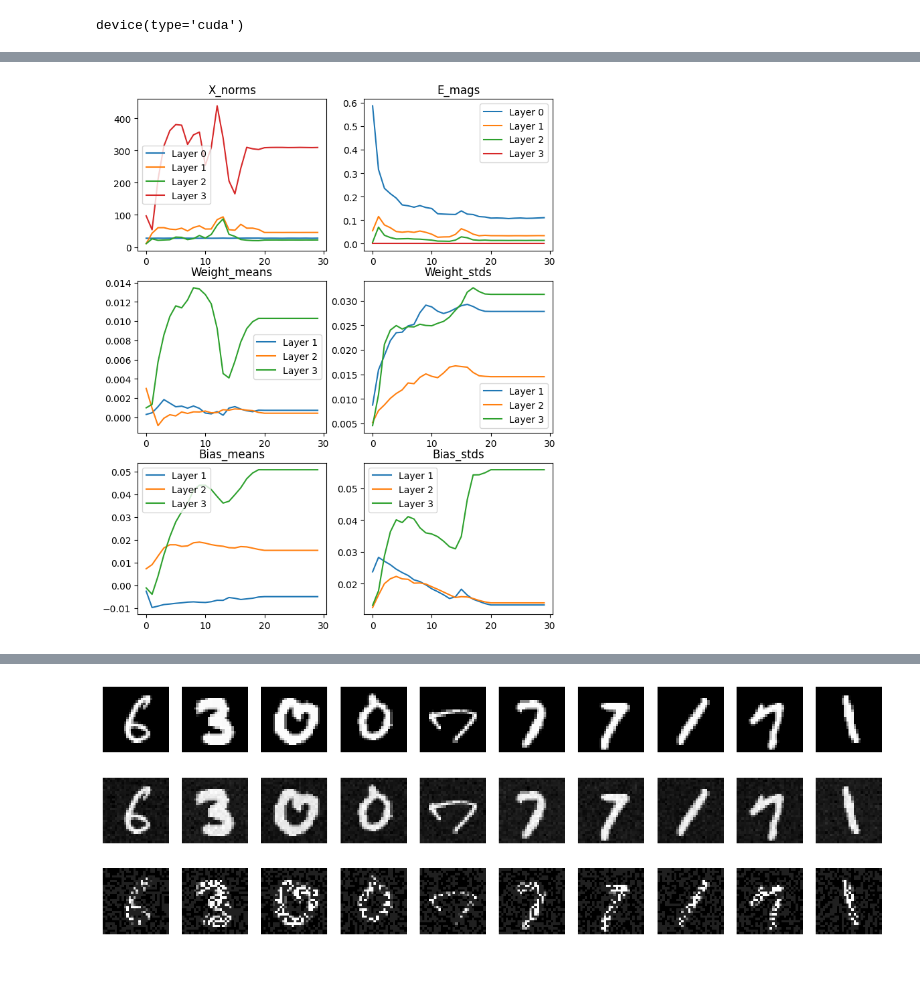
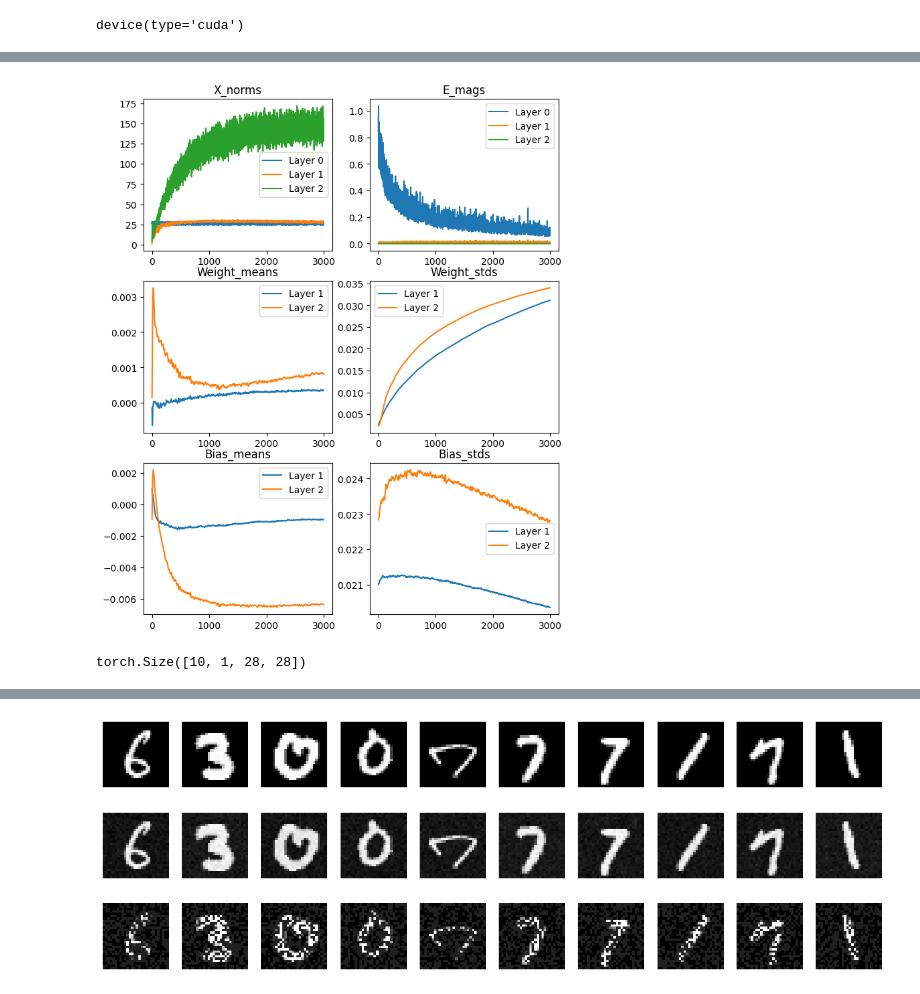
Before and after one commit to joeagriffith/pclib, a Jupyter notebook: examples/mnist/mnist_fc_ss.ipynb, the cells around one changed output, grey strips where cells are left out. Saved outputs shown, nothing was run; the diff lists cells and outputs as text; code cells hidden in the pictures.

```diff
--- a/examples/mnist/mnist_fc_ss.ipynb
+++ b/examples/mnist/mnist_fc_ss.ipynb
@@ -89,16 +60,17 @@ val_transform = transforms.Compose([
 ])
 
 dataset = datasets.MNIST('../Datasets/', train=True, download=False, transform=transforms.ToTensor())
-# # shorten dataset
-# length = 1000
-# dataset = torch.utils.data.Subset(dataset, range(length))
+# shorten dataset
+length = 10
+dataset = torch.utils.data.Subset(dataset, range(length))
+train_dataset = PreloadedDataset.from_dataset(dataset, train_transform, device)
 
-VAL_RATIO = 0.2
-val_len = int(len(dataset) * VAL_RATIO)
-train_len = len(dataset) - val_len
-train_dataset, val_dataset = torch.utils.data.random_split(dataset, [train_len, val_len])
-train_dataset = PreloadedDataset.from_dataset(train_dataset, train_transform, device)
-val_dataset = PreloadedDataset.from_dataset(val_dataset, val_transform, device)
+# VAL_RATIO = 0.2
+# val_len = int(len(dataset) * VAL_RATIO)
+# train_len = len(dataset) - val_len
+# train_dataset, val_dataset = torch.utils.data.random_split(dataset, [train_len, val_len])
+# train_dataset = PreloadedDataset.from_dataset(train_dataset, train_transform, device)
+# val_dataset = PreloadedDataset.from_dataset(val_dataset, val_transform, device)
 INPUT_SHAPE = 784
 NUM_CLASSES = 10
 # %%
@@ -122,9 +94,9 @@ seed = 42
 torch.manual_seed(seed)
 
 model = FCClassifierSS(
-    input_size=INPUT_SHAPE,
+    in_features=INPUT_SHAPE,
     num_classes=NUM_CLASSES,
-    hidden_sizes=[2000, 2000, 2000],
+    hidden_sizes=[600, 600],
     bias=True,
     symmetric=True,
     precision_weighted=False,
@@ -136,37 +108,45 @@ step = 0
 stats = None
 # %%
 # Train Loop
-NUM_EPOCHS = 20
-BATCH_SIZE = 1000
+NUM_EPOCHS = 3000
+BATCH_SIZE = 10
+
+val_dataset = None
 
 step, stats = train(
     model,
     train_dataset,
     val_dataset,
     NUM_EPOCHS,
-    lr=0.001,
+    lr=0.00034,
     c_lr=0.0,
     batch_size=BATCH_SIZE,
-    reg_coeff=1.0,
+    reg_coeff=0.1,
     step=step,
     stats=stats,
     optim='AdamW',
 )
-NUM_EPOCHS = 10
+NUM_EPOCHS = 0
 step, stats = train(
     model,
     train_dataset,
     val_dataset,
     NUM_EPOCHS,
     lr=0.0,
     c_lr=0.01,
     batch_size=BATCH_SIZE,
     reg_coeff=0.02,
     step=step,
     stats=stats,
     optim='AdamW',
 )
 
 plot_stats(stats, model)
 # %% [output]
-[figure, old version]
+[figure, new version]
+# %%
+
+X = train_dataset.transformed_images
+X.shape
+# %% [output]
+torch.Size([10, 1, 28, 28])
```
Also changed, not shown: parts of 5 cells of this notebook, 29 other files.
